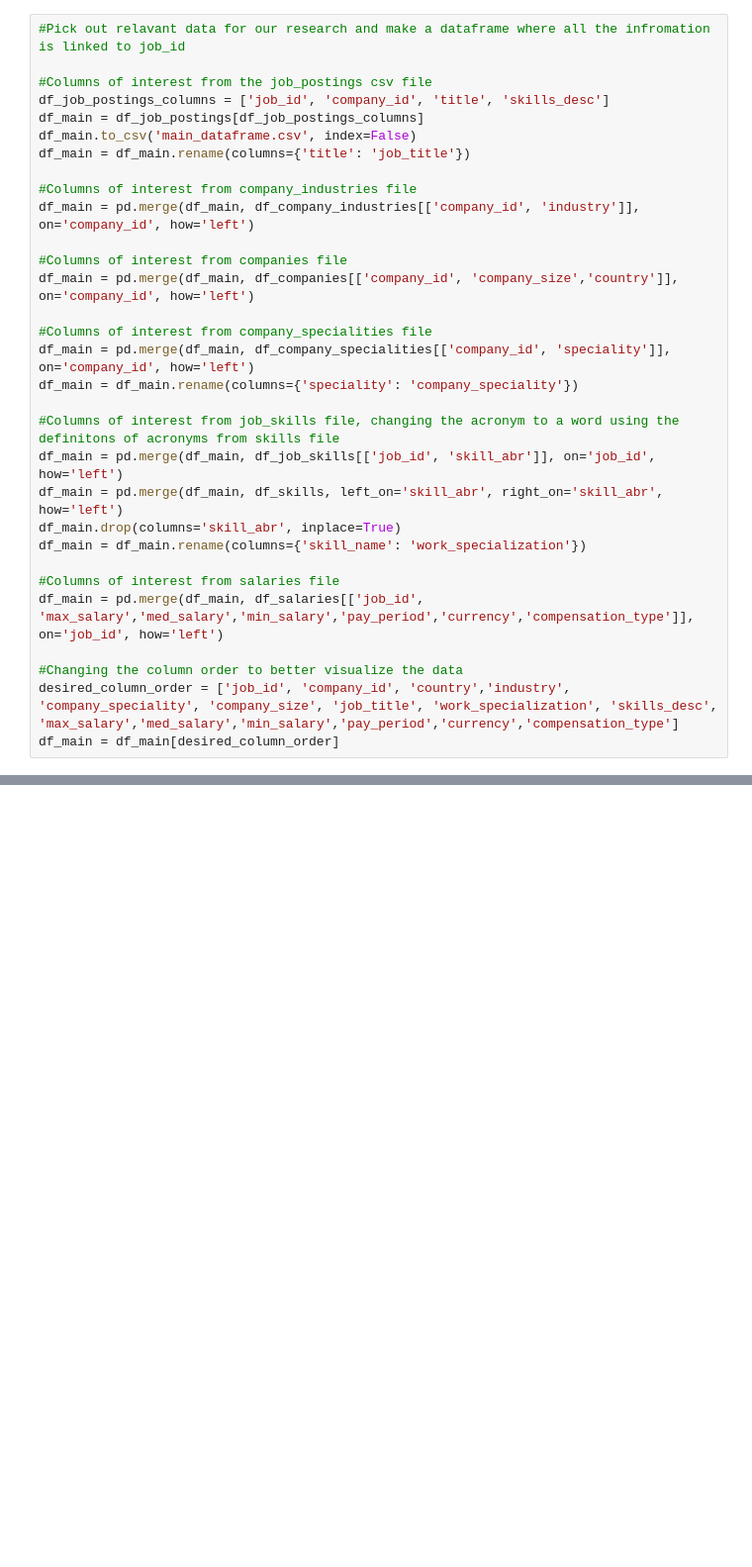
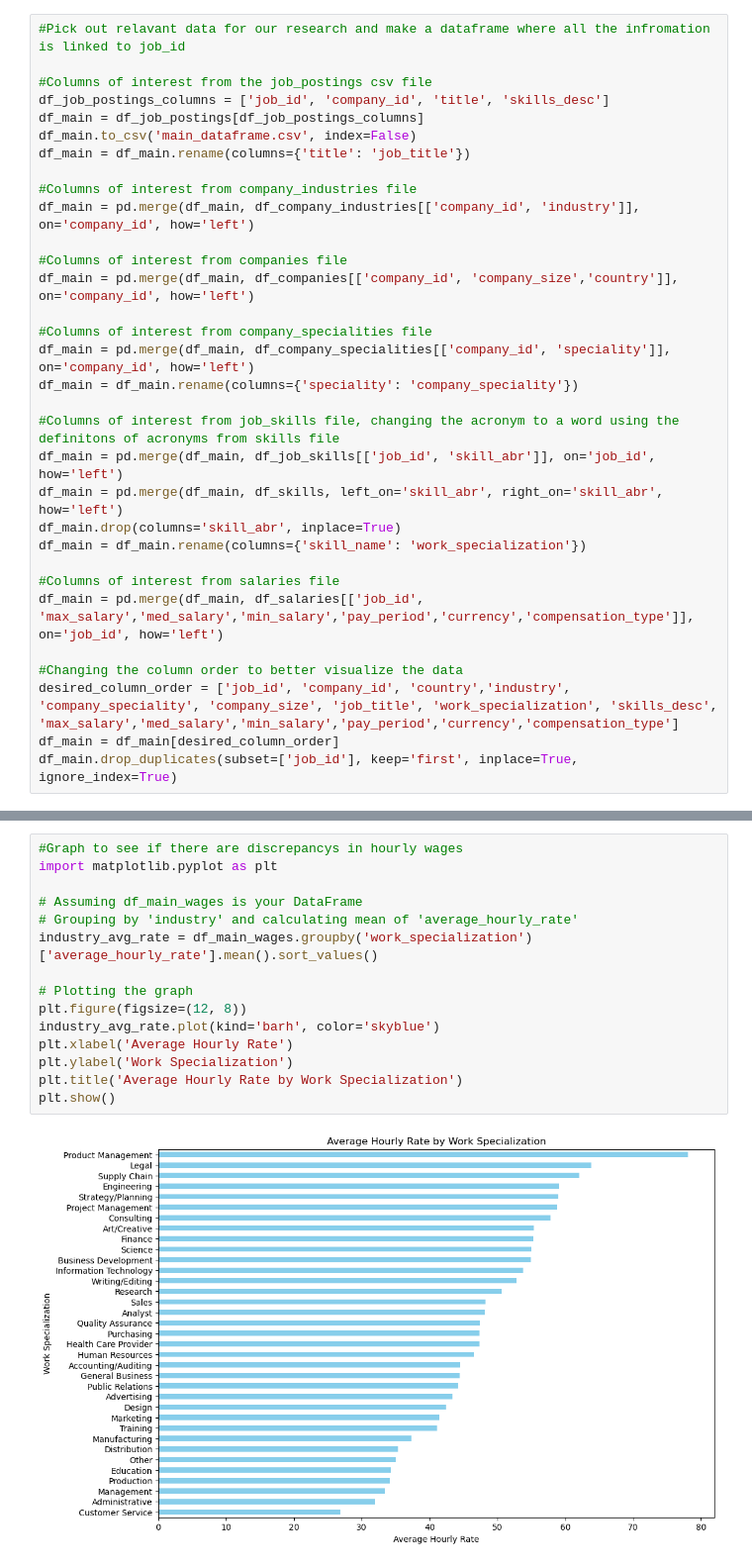
Before and after one commit to Rekkajukka/jobmarket, a Jupyter notebook: linkedin.ipynb, the cells around one changed output, grey strips where cells are left out. Shown: that part at 99% size. Saved outputs shown, nothing was run; the diff lists cells and outputs as text; blank space fills up the shorter version.

```diff
--- a/linkedin.ipynb
+++ b/linkedin.ipynb
@@ -43,3 +48,4 @@ df_main = pd.merge(df_main, df_salaries[['job_id', 'max_salary','med_salary','mi
 #Changing the column order to better visualize the data
 desired_column_order = ['job_id', 'company_id', 'country','industry', 'company_speciality', 'company_size', 'job_title', 'work_specialization', 'skills_desc', 'max_salary','med_salary','min_salary','pay_period','currency','compensation_type']
 df_main = df_main[desired_column_order]
+df_main.drop_duplicates(subset=['job_id'], keep='first', inplace=True, ignore_index=True)
@@ -56,0 +131,17 @@ df_main.head()
+# %%
+#Graph to see if there are discrepancys in hourly wages
+import matplotlib.pyplot as plt
+
+# Assuming df_main_wages is your DataFrame
+# Grouping by 'industry' and calculating mean of 'average_hourly_rate'
+industry_avg_rate = df_main_wages.groupby('work_specialization')['average_hourly_rate'].mean().sort_values()
+
+# Plotting the graph
+plt.figure(figsize=(12, 8))
+industry_avg_rate.plot(kind='barh', color='skyblue')
+plt.xlabel('Average Hourly Rate')
+plt.ylabel('Work Specialization')
+plt.title('Average Hourly Rate by Work Specialization')
+plt.show()
+# %% [output]
+[figure, added]
```
Also changed, not shown: parts of 5 cells of this notebook.
